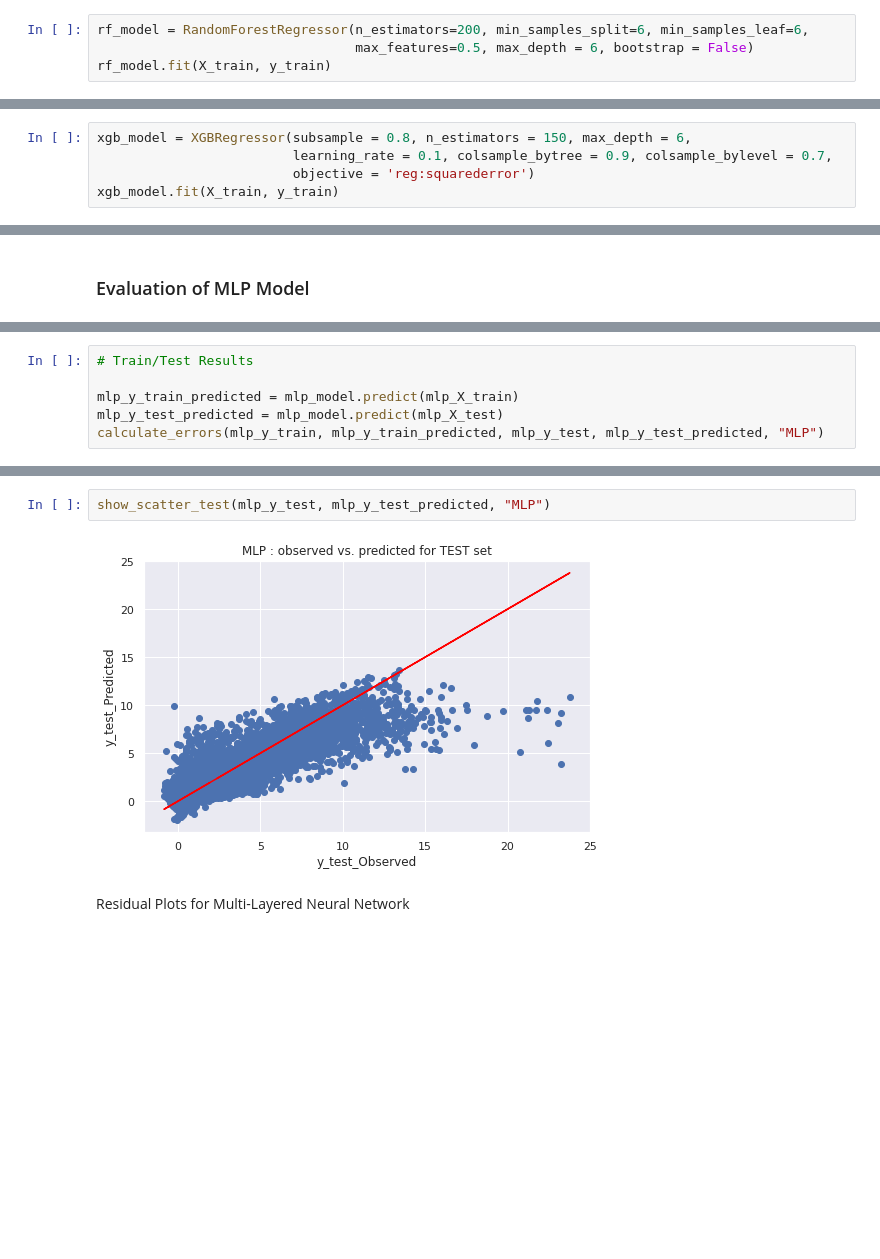
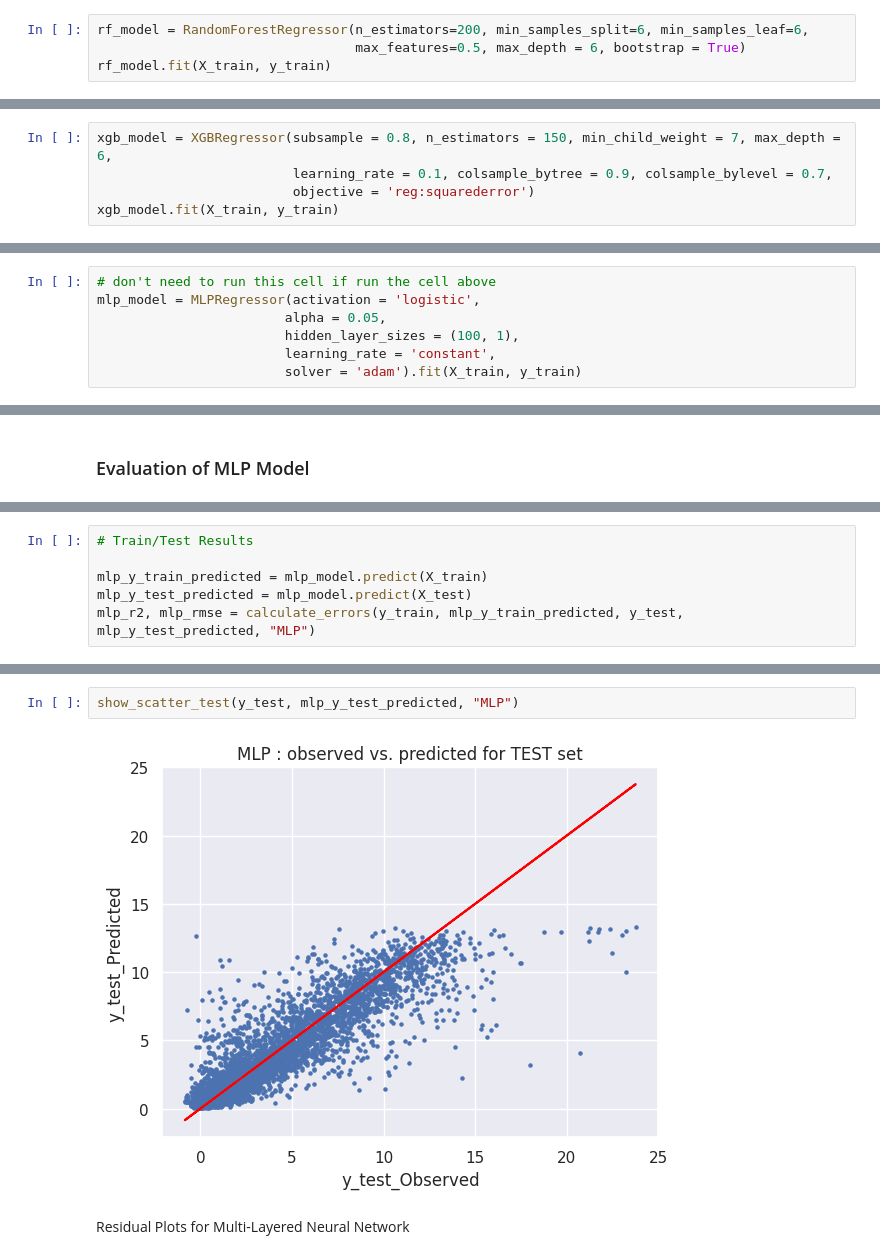
Before and after one commit to pidan-bilibili/dataScience, a Jupyter notebook: model_development_monthly_GPP.ipynb, the cells around one changed output, grey strips where cells are left out. Drawn from its saved outputs; the diff is of its cells as text; blank space fills up the shorter version.

```diff
--- a/model_development_monthly_GPP.ipynb
+++ b/model_development_monthly_GPP.ipynb
@@ -482,6 +502,6 @@ Random Forest Best Parameters:
 ### Evaluation of Random Forest
 # %%
 rf_model = RandomForestRegressor(n_estimators=200, min_samples_split=6, min_samples_leaf=6,
-                                 max_features=0.5, max_depth = 6, bootstrap = False)
+                                 max_features=0.5, max_depth = 6, bootstrap = True)
 rf_model.fit(X_train, y_train)
 # %% [output]
@@ -565,7 +585,7 @@ XGBoost Best Parameters:
 # %% [markdown]
 ### Evaluation of XGBoost
 # %%
-xgb_model = XGBRegressor(subsample = 0.8, n_estimators = 150, max_depth = 6,
+xgb_model = XGBRegressor(subsample = 0.8, n_estimators = 150, min_child_weight = 7, max_depth = 6,
                          learning_rate = 0.1, colsample_bytree = 0.9, colsample_bylevel = 0.7,
                          objective = 'reg:squarederror')
 xgb_model.fit(X_train, y_train)
@@ -626 +688,8 @@ mlp_model = MLPRegressor(learning_rate_init=0.01, batch_size=32, max_iter=200).f
+# %%
+# don't need to run this cell if run the cell above
+mlp_model = MLPRegressor(activation = 'logistic',
+                        alpha = 0.05,
+                        hidden_layer_sizes = (100, 1),
+                        learning_rate = 'constant',
+                        solver = 'adam').fit(X_train, y_train)
 # %%
@@ -649,7 +715,7 @@ R2: 0.720, Standard Deviation : 0.025
 # %%
 # Train/Test Results
 
-mlp_y_train_predicted = mlp_model.predict(mlp_X_train)
-mlp_y_test_predicted = mlp_model.predict(mlp_X_test)
-calculate_errors(mlp_y_train, mlp_y_train_predicted, mlp_y_test, mlp_y_test_predicted, "MLP")
+mlp_y_train_predicted = mlp_model.predict(X_train)
+mlp_y_test_predicted = mlp_model.predict(X_test)
+mlp_r2, mlp_rmse = calculate_errors(y_train, mlp_y_train_predicted, y_test, mlp_y_test_predicted, "MLP")
 # %% [output]
@@ -665,7 +732,7 @@ show_scatter_train(mlp_y_train, mlp_y_train_predicted, "MLP")
 # %%
-show_scatter_test(mlp_y_test, mlp_y_test_predicted, "MLP")
+show_scatter_test(y_test, mlp_y_test_predicted, "MLP")
 # %% [output]
-[figure, old version]
+[figure, new version]
 # %% [markdown]
 Residual Plots for Multi-Layered Neural Network
 # %%
```
Also changed, not shown: parts of 65 cells of this notebook, 1 other file.
